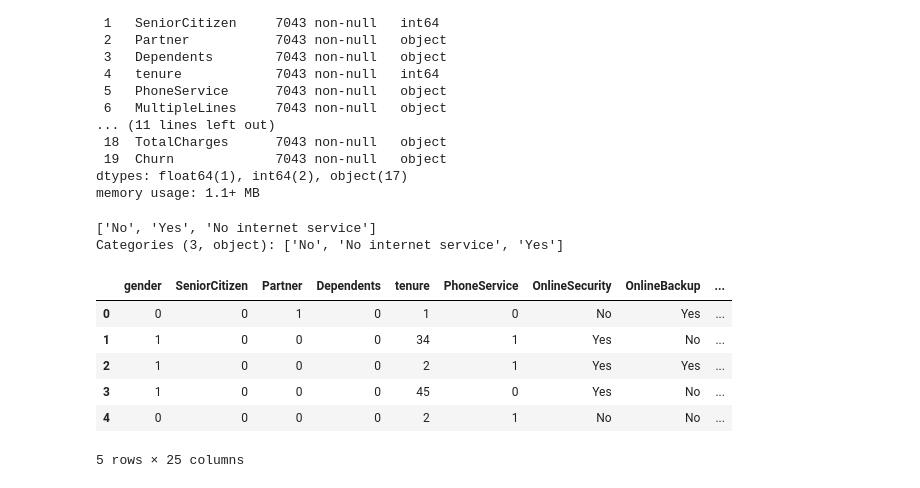
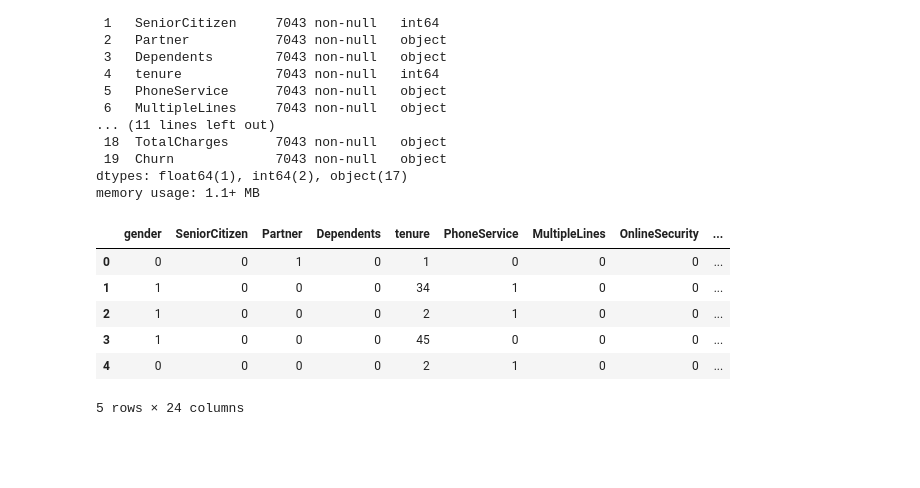
Before and after one commit to anucherlapally/ML, a Jupyter notebook: Churn Prediction/feature_engineering.ipynb, the cells around one changed output. Drawn from its saved outputs; the diff is of its cells as text; code cells hidden in the pictures; blank space fills up the shorter version.

```diff
--- a/Churn Prediction/feature_engineering.ipynb
+++ b/Churn Prediction/feature_engineering.ipynb
@@ -24,35 +24,35 @@ dtypes: float64(1), int64(2), object(17)
 memory usage: 1.1+ MB
 # %%
 df['TotalCharges'] = pd.to_numeric(df['TotalCharges'], errors='coerce')
-# %%
-df['TechSupport'].unique()
-# %% [output]
-['No', 'Yes', 'No internet service']
-Categories (3, object): ['No', 'No internet service', 'Yes']
 # %%
 #Binary categorical columns
 binary_cols = [col for col in df.columns if df[col].nunique() == 2]
 
 for col in binary_cols:
     df[col] = df[col].astype("category").cat.codes
+# %%
+cols = ['TechSupport', 'DeviceProtection', 'OnlineBackup', 'OnlineSecurity', 'StreamingTV', 'StreamingMovies']
+
+for col in cols:
+    df[col] = df[col].eq('Yes').astype(int)
 # %%
 from sklearn.preprocessing import OneHotEncoder
 
-cols_to_encode = ['Contract','InternetService','PaymentMethod','MultipleLines', 'TechSupport', 'DeviceProtection', 'OnlineBackup', 'OnlineSecurity']
+cols_to_encode = ['Contract','InternetService','PaymentMethod']
 
 encoder = OneHotEncoder(sparse_output=False, drop='first', handle_unknown='ignore')
 encoded_array = encoder.fit_transform(df[cols_to_encode])
 
 encoded_cols = encoder.get_feature_names_out(cols_to_encode)
 df_encoded = pd.DataFrame(encoded_array, columns=encoded_cols)
 
 encoded_df = pd.concat([df.drop(columns = cols_to_encode), df_encoded], axis=1)
 encoded_df.head()
 # %% [output]
-|  | gender | SeniorCitizen | Partner | Dependents | tenure | PhoneService | OnlineSecurity | OnlineBackup | ... |
-| 0 | 0 | 0 | 1 | 0 | 1 | 0 | No | Yes | ... |
-| 1 | 1 | 0 | 0 | 0 | 34 | 1 | Yes | No | ... |
-| 2 | 1 | 0 | 0 | 0 | 2 | 1 | Yes | Yes | ... |
-| 3 | 1 | 0 | 0 | 0 | 45 | 0 | Yes | No | ... |
-| 4 | 0 | 0 | 0 | 0 | 2 | 1 | No | No | ... |
+|  | gender | SeniorCitizen | Partner | Dependents | tenure | PhoneService | MultipleLines | OnlineSecurity | ... |
+| 0 | 0 | 0 | 1 | 0 | 1 | 0 | 0 | 0 | ... |
+| 1 | 1 | 0 | 0 | 0 | 34 | 1 | 0 | 0 | ... |
+| 2 | 1 | 0 | 0 | 0 | 2 | 1 | 0 | 0 | ... |
+| 3 | 1 | 0 | 0 | 0 | 45 | 0 | 0 | 0 | ... |
+| 4 | 0 | 0 | 0 | 0 | 2 | 1 | 0 | 0 | ... |
-5 rows × 25 columns
+5 rows × 24 columns
```
Also changed, not shown: parts of 3 cells of this notebook, 4 other files.
